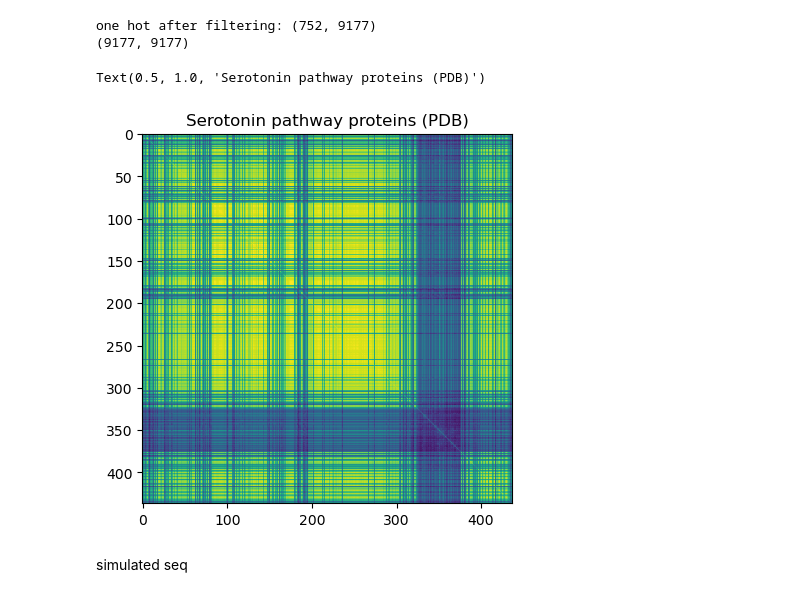
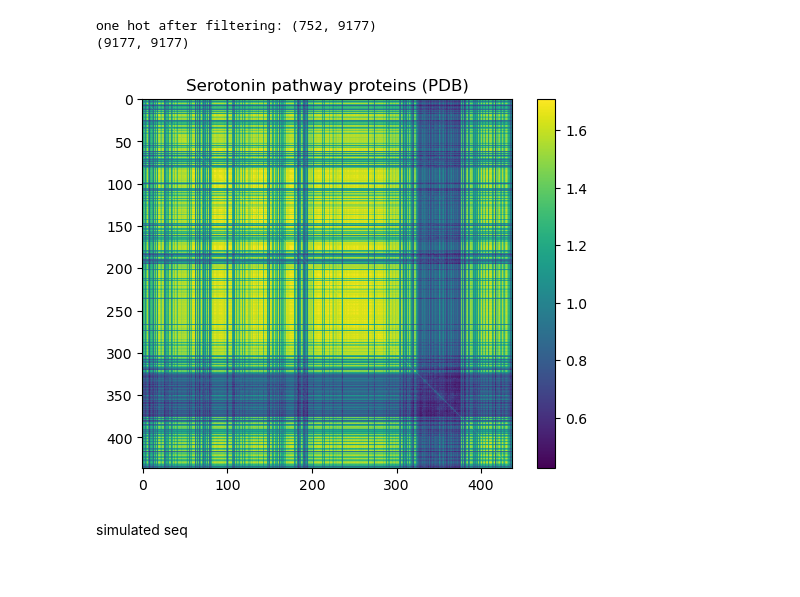
Before and after one commit to zifangu/lithiumized-fish, a Jupyter notebook: project_checkin2.ipynb, the cells around one changed output. Cells and saved outputs as stored; diff of their text form; code cells hidden in the pictures.

```diff
--- a/project_checkin2.ipynb
+++ b/project_checkin2.ipynb
@@ -167,12 +167,12 @@ one hot after filtering: (752, 9177)
 (9177, 9177)
 # %%
 plt.imshow(C_lxl_cov_real)
+plt.colorbar()
 plt.title('Serotonin pathway proteins (PDB)')
 # plt.savefig('real_protein_cov.pdf', format='pdf', dpi=300)
 # plt.savefig('real_protein_cov.png', dpi=300)
 # %% [output]
-Text(0.5, 1.0, 'Serotonin pathway proteins (PDB)')
-[figure, old version]
+[figure, new version]
 # %% [markdown]
 simulated seq
 # %%
```
Also changed, not shown: parts of 10 cells of this notebook, 15 other files.
